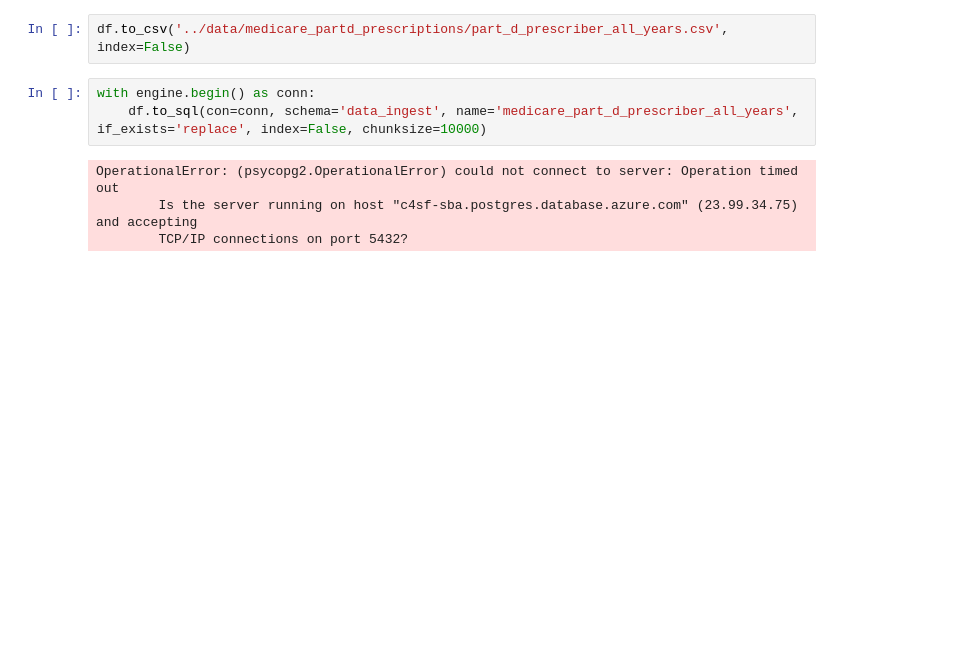
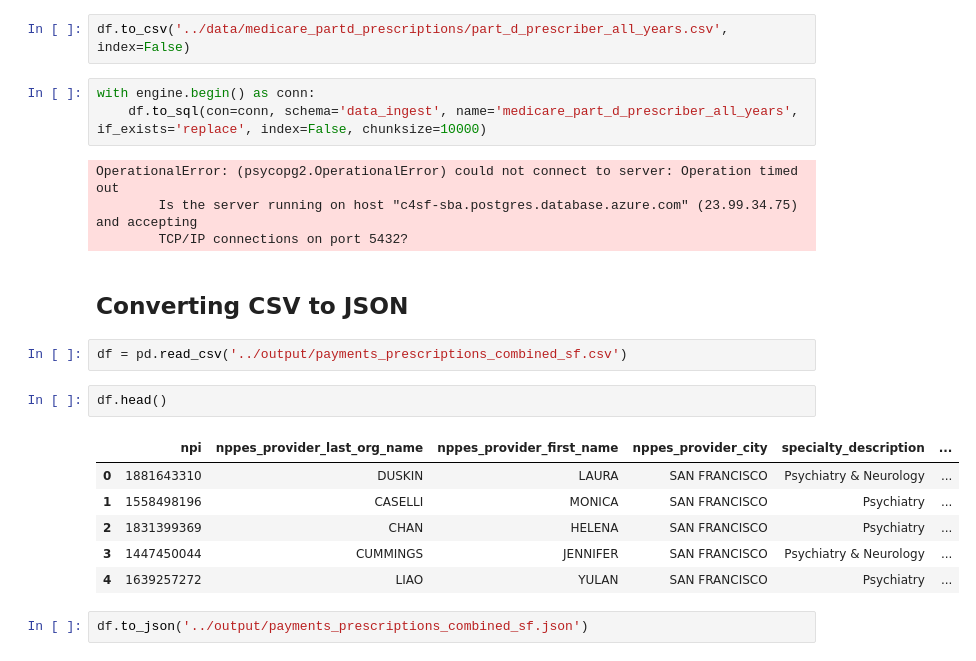
Before and after one commit to sfbrigade/datasci-open-payments, a Jupyter notebook: notebooks/Data Pipelining.ipynb, the cells around one changed output. Drawn from its saved outputs; the diff is of its cells as text; blank space fills up the shorter version.

Commit message:
Adding json file

```diff
--- a/notebooks/Data Pipelining.ipynb
+++ b/notebooks/Data Pipelining.ipynb
@@ -163,3 +163,18 @@ with engine.begin() as conn:
 OperationalError: (psycopg2.OperationalError) could not connect to server: Operation timed out
         Is the server running on host "c4sf-sba.postgres.database.azure.com" (23.99.34.75) and accepting
         TCP/IP connections on port 5432?
+# %% [markdown]
+## Converting CSV to JSON
+# %%
+df = pd.read_csv('../output/payments_prescriptions_combined_sf.csv')
+# %%
+df.head()
+# %% [output]
+|  | npi | nppes_provider_last_org_name | nppes_provider_first_name | nppes_provider_city | specialty_description | ... |
+| 0 | 1881643310 | DUSKIN | LAURA | SAN FRANCISCO | Psychiatry & Neurology | ... |
+| 1 | 1558498196 | CASELLI | MONICA | SAN FRANCISCO | Psychiatry | ... |
+| 2 | 1831399369 | CHAN | HELENA | SAN FRANCISCO | Psychiatry | ... |
+| 3 | 1447450044 | CUMMINGS | JENNIFER | SAN FRANCISCO | Psychiatry & Neurology | ... |
+| 4 | 1639257272 | LIAO | YULAN | SAN FRANCISCO | Psychiatry | ... |
+# %%
+df.to_json('../output/payments_prescriptions_combined_sf.json')
```
Also changed, not shown: 1 other file.
